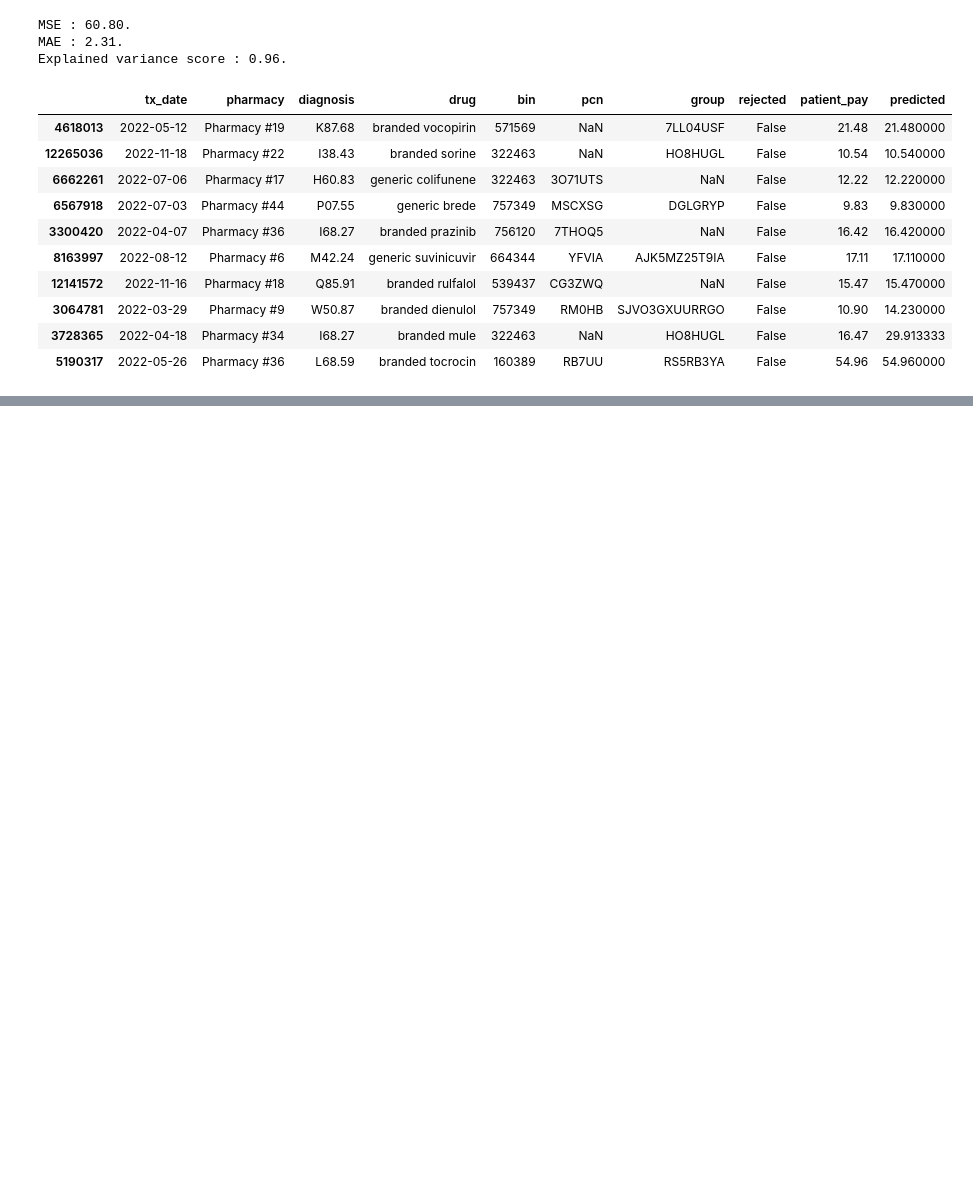
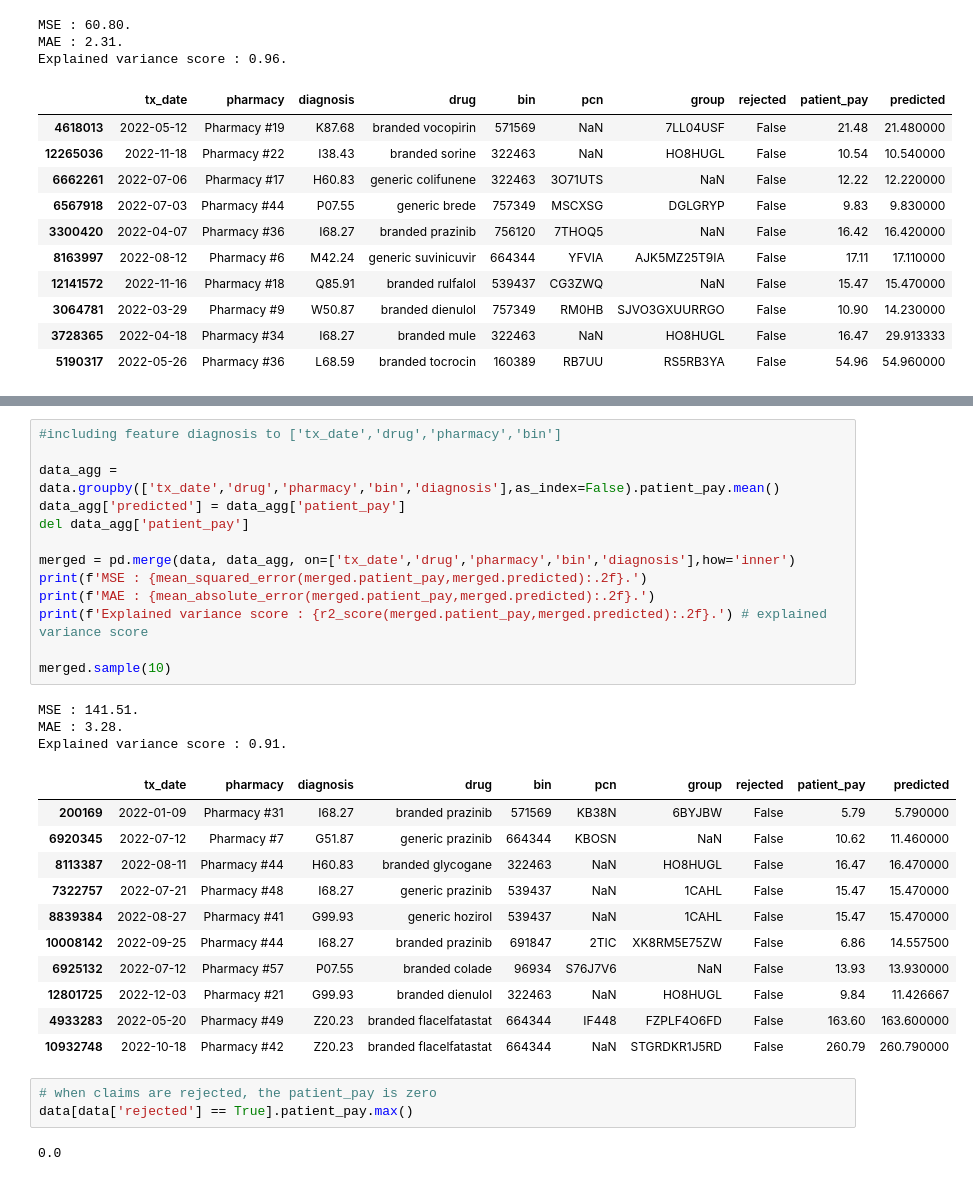
Before and after one commit to TeamPhoenix22/CMM_Challenge, a Jupyter notebook: CoverMyMeds.ipynb, the cells around one changed output, grey strips where cells are left out. Drawn from its saved outputs; the diff is of its cells as text; blank space fills up the shorter version.

```diff
--- a/CoverMyMeds.ipynb
+++ b/CoverMyMeds.ipynb
@@ -193 +221,34 @@ Explained variance score : 0.96.
+# %%
+#including feature diagnosis to ['tx_date','drug','pharmacy','bin']
+
+data_agg = data.groupby(['tx_date','drug','pharmacy','bin','diagnosis'],as_index=False).patient_pay.mean()
+data_agg['predicted'] = data_agg['patient_pay']
+del data_agg['patient_pay']
+
+merged = pd.merge(data, data_agg, on=['tx_date','drug','pharmacy','bin','diagnosis'],how='inner')
+print(f'MSE : {mean_squared_error(merged.patient_pay,merged.predicted):.2f}.')
+print(f'MAE : {mean_absolute_error(merged.patient_pay,merged.predicted):.2f}.')
+print(f'Explained variance score : {r2_score(merged.patient_pay,merged.predicted):.2f}.') # explained variance score
+
+merged.sample(10)
+# %% [output]
+MSE : 141.51.
+MAE : 3.28.
+Explained variance score : 0.91.
+|  | tx_date | pharmacy | diagnosis | drug | bin | pcn | group | rejected | patient_pay | predicted |
+| 200169 | 2022-01-09 | Pharmacy #31 | I68.27 | branded prazinib | 571569 | KB38N | 6BYJBW | False | 5.79 | 5.790000 |
+| 6920345 | 2022-07-12 | Pharmacy #7 | G51.87 | generic prazinib | 664344 | KBOSN | NaN | False | 10.62 | 11.460000 |
+| 8113387 | 2022-08-11 | Pharmacy #44 | H60.83 | branded glycogane | 322463 | NaN | HO8HUGL | False | 16.47 | 16.470000 |
+| 7322757 | 2022-07-21 | Pharmacy #48 | I68.27 | generic prazinib | 539437 | NaN | 1CAHL | False | 15.47 | 15.470000 |
+| 8839384 | 2022-08-27 | Pharmacy #41 | G99.93 | generic hozirol | 539437 | NaN | 1CAHL | False | 15.47 | 15.470000 |
+| 10008142 | 2022-09-25 | Pharmacy #44 | I68.27 | branded prazinib | 691847 | 2TIC | XK8RM5E75ZW | False | 6.86 | 14.557500 |
+| 6925132 | 2022-07-12 | Pharmacy #57 | P07.55 | branded colade | 96934 | S76J7V6 | NaN | False | 13.93 | 13.930000 |
+| 12801725 | 2022-12-03 | Pharmacy #21 | G99.93 | branded dienulol | 322463 | NaN | HO8HUGL | False | 9.84 | 11.426667 |
+| 4933283 | 2022-05-20 | Pharmacy #49 | Z20.23 | branded flacelfatastat | 664344 | IF448 | FZPLF4O6FD | False | 163.60 | 163.600000 |
+| 10932748 | 2022-10-18 | Pharmacy #42 | Z20.23 | branded flacelfatastat | 664344 | NaN | STGRDKR1J5RD | False | 260.79 | 260.790000 |
+# %%
+# when claims are rejected, the patient_pay is zero
+data[data['rejected'] == True].patient_pay.max()
+# %% [output]
+0.0
 # %%
```
Also changed, not shown: parts of 5 cells of this notebook.
